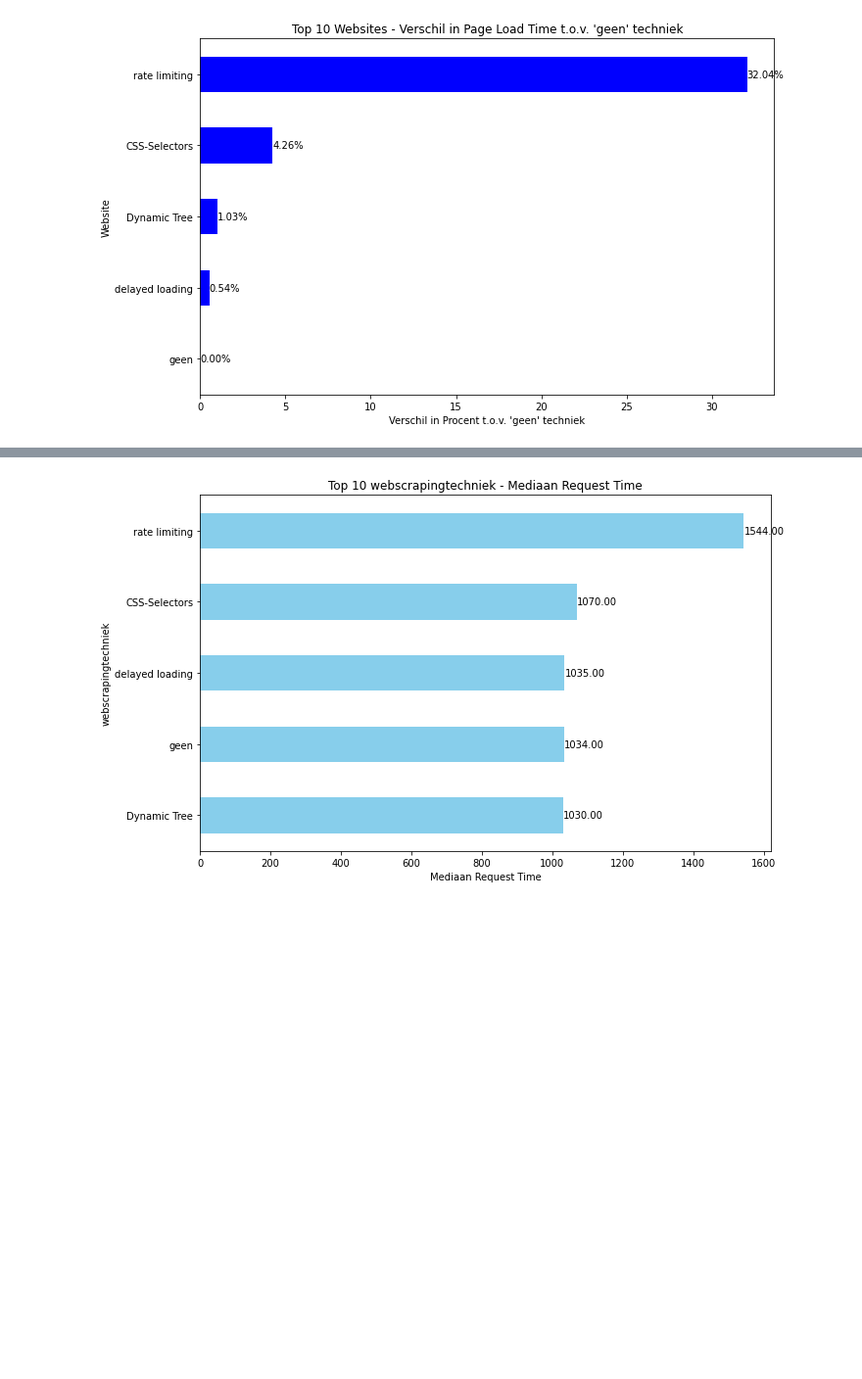
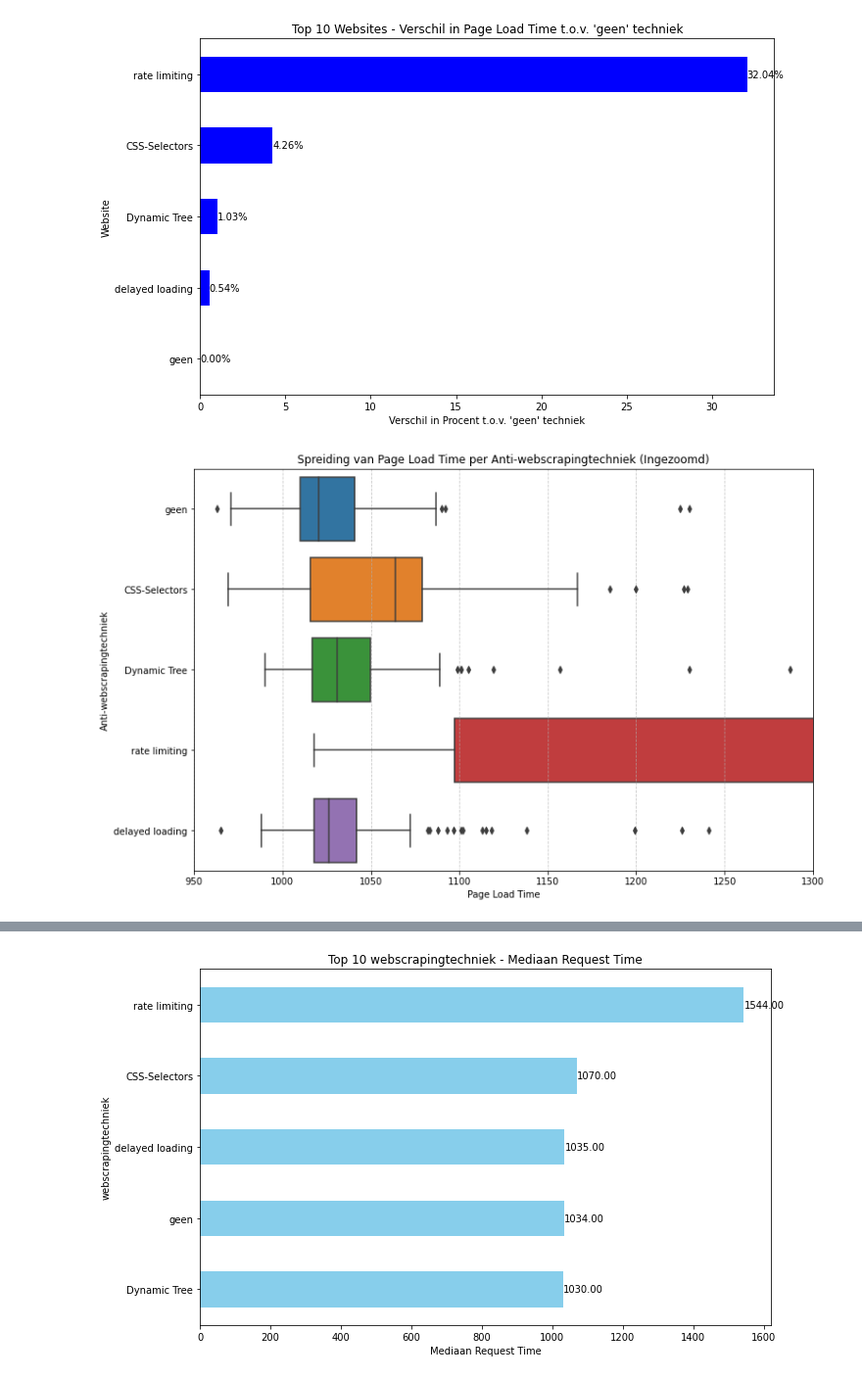
Before and after one commit to Bjarnevda/Bachelorproef2022-2023, a Jupyter notebook: POC/scripts/Analyse.ipynb, the cells around one changed output, grey strips where cells are left out. Shown at 98% size. Cells and saved outputs as stored; diff of their text form; code cells hidden in the pictures; blank space fills up the shorter version.

```diff
--- a/POC/scripts/Analyse.ipynb
+++ b/POC/scripts/Analyse.ipynb
@@ -125,3 +140,15 @@ plt.tight_layout()
 plt.show()
 # %% [output]
 [figure]
+# %%
+# Maak een boxplot voor de spreiding van Page Load Time gegroepeerd op anti-webscrapingtechniek
+plt.figure(figsize=(12, 8))
+sns.boxplot(x="page_load_time", y="anti-webscrapingtechniek", data=df, orient="h")
+plt.xlabel("Page Load Time")
+plt.ylabel("Anti-webscrapingtechniek")
+plt.title("Spreiding van Page Load Time per Anti-webscrapingtechniek (Ingezoomd)")
+plt.xlim(950, 1300)  # Beperk de x-as tot een bereik van 0 tot 10 seconden (pas dit aan naar jouw behoefte)
+plt.grid(axis="x", linestyle="--", alpha=0.7)
+plt.show()
+# %% [output]
+[figure, added]
```
Also changed, not shown: parts of 2 cells of this notebook.
